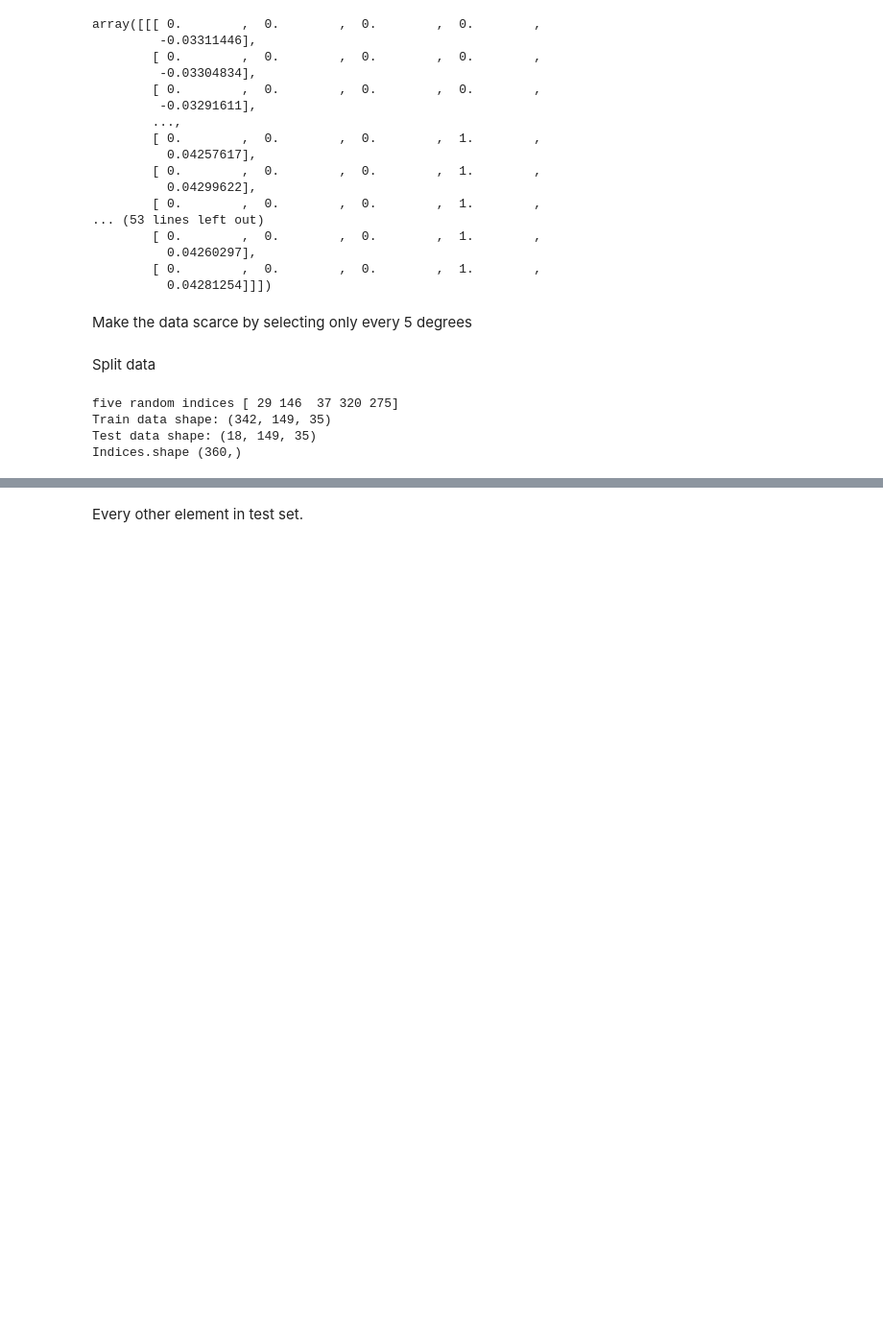
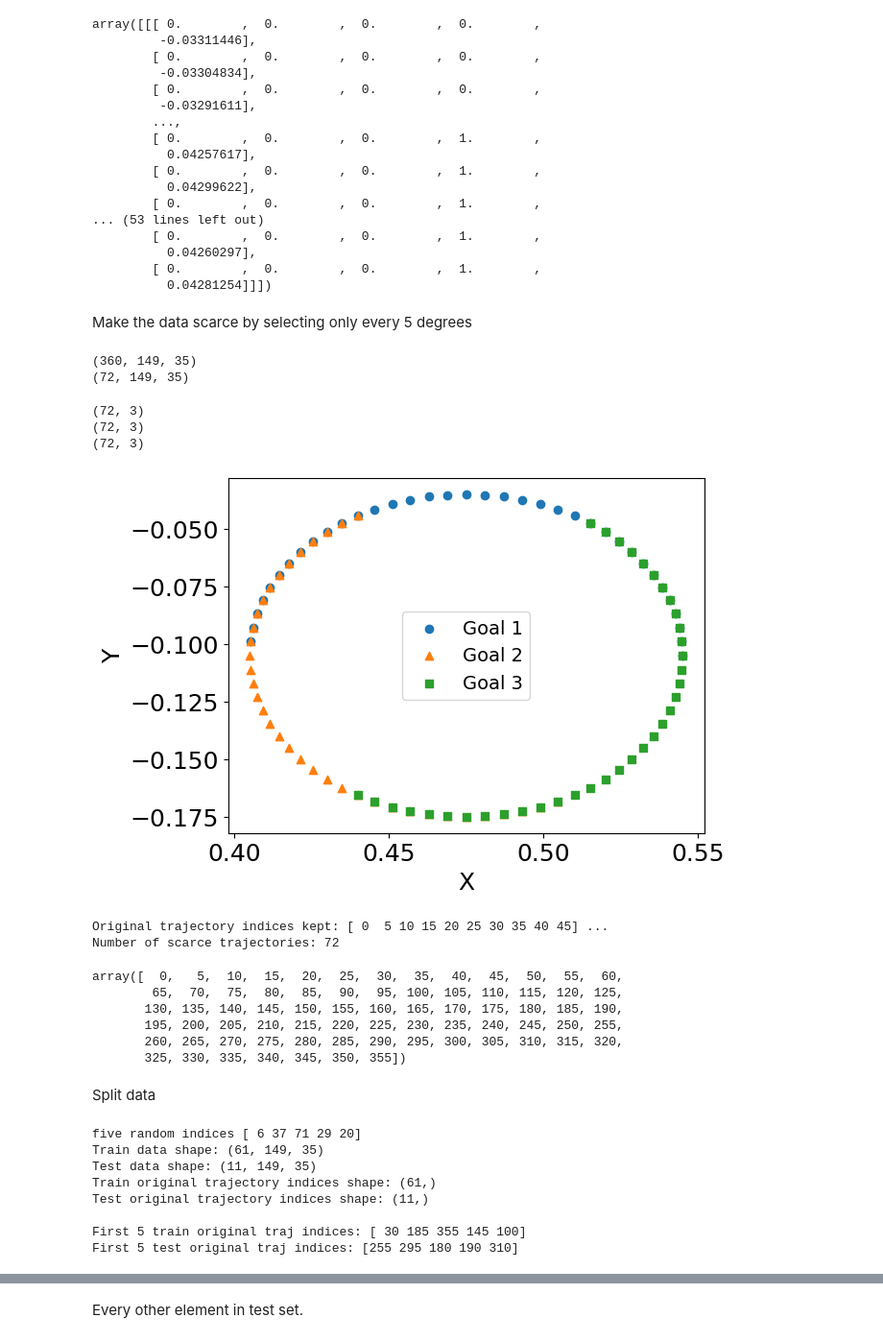
Before and after one commit to arash-mehrabi-z/dnfc-torobo, a Jupyter notebook: feedback_controller/fbc/neural_network/data.ipynb, the cells around one changed output, grey strips where cells are left out. Shown at 96% size. Drawn from its saved outputs; the diff is of its cells as text; code cells hidden in the pictures; blank space fills up the shorter version.

```diff
--- a/feedback_controller/fbc/neural_network/data.ipynb
+++ b/feedback_controller/fbc/neural_network/data.ipynb
@@ -83,15 +83,23 @@ array([[[ 0.        ,  0.        ,  0.        ,  0.        ,
 # %% [markdown]
 Make the data scarce by selecting only every 5 degrees
 # %%
-# print(trajectories.shape)
-# scarce_trajectories = trajectories[::5, :, :]
-# print(scarce_trajectories.shape)
+print(trajectories.shape)
+scarce_trajectories = trajectories[::5, :, :]
+print(scarce_trajectories.shape)
+# %% [output]
+(360, 149, 35)
+(72, 149, 35)
 # %%
-# data1 = scarce_trajectories[:, 0, 15:18]
-# print(data1.shape)
-# data2 = scarce_trajectories[:, 0, 18:21]
-# print(data2.shape)
-# data3 = scarce_trajectories[:, 0, 21:24]
-# print(data3.shape)
+data1 = scarce_trajectories[:, 0, 15:18]
+print(data1.shape)
+data2 = scarce_trajectories[:, 0, 18:21]
+print(data2.shape)
+data3 = scarce_trajectories[:, 0, 21:24]
+print(data3.shape)
 
-# visualize(data1, data2, data3, idx=18)
+visualize(data1, data2, data3, idx=36)
+# %% [output]
+(72, 3)
+(72, 3)
+(72, 3)
+[figure, added]
@@ -100,3 +106,23 @@ Make the data scarce by selecting only every 5 degrees
+# %%
+# Keep track of which original trajectory indices are kept after making data scarce
+# Original indices: 0, 5, 10, 15, ... (every 5th trajectory)
+original_traj_indices = np.arange(0, trajectories.shape[0], 5)
+print("Original trajectory indices kept:", original_traj_indices[:10], "...")
+print("Number of scarce trajectories:", len(original_traj_indices))
+
+trajectories = scarce_trajectories
+# %% [output]
+Original trajectory indices kept: [ 0  5 10 15 20 25 30 35 40 45] ...
+Number of scarce trajectories: 72
+# %%
+original_traj_indices
+# %% [output]
+array([  0,   5,  10,  15,  20,  25,  30,  35,  40,  45,  50,  55,  60,
+        65,  70,  75,  80,  85,  90,  95, 100, 105, 110, 115, 120, 125,
+       130, 135, 140, 145, 150, 155, 160, 165, 170, 175, 180, 185, 190,
+       195, 200, 205, 210, 215, 220, 225, 230, 235, 240, 245, 250, 255,
+       260, 265, 270, 275, 280, 285, 290, 295, 300, 305, 310, 315, 320,
+       325, 330, 335, 340, 345, 350, 355])
 # %% [markdown]
 Split data
 # %%
@@ -139,17 +184,23 @@ def save_file(array, path):
     with open(path, 'wb') as f:
         np.save(f, array)
 # %%
-ratio = 0.95
-train_data, test_data, indices = split_data_interp(trajectories, ratio)
-# train_data, test_data = split_data_extrap(trajectories, ratio)
-# train_data, test_data = split_data_even(trajectories)
+ratio = 0.85
+train_data, test_data, train_orig_indices, test_orig_indices, shuffle_indices = split_data_interp(
+    trajectories, ratio, original_traj_indices)
 
 # Check the shapes
 print("Train data shape:", train_data.shape)
 print("Test data shape:", test_data.shape)
-print("Indices.shape", indices.shape)
+print("Train original trajectory indices shape:", train_orig_indices.shape)
+print("Test original trajectory indices shape:", test_orig_indices.shape)
+print("\nFirst 5 train original traj indices:", train_orig_indices[:5])
+print("First 5 test original traj indices:", test_orig_indices[:5])
 # %% [output]
-five random indices [ 29 146  37 320 275]
-Train data shape: (342, 149, 35)
-Test data shape: (18, 149, 35)
-Indices.shape (360,)
+five random indices [ 6 37 71 29 20]
+Train data shape: (61, 149, 35)
+Test data shape: (11, 149, 35)
+Train original trajectory indices shape: (61,)
+Test original trajectory indices shape: (11,)
+
+First 5 train original traj indices: [ 30 185 355 145 100]
+First 5 test original traj indices: [255 295 180 190 310]
```
Also changed, not shown: parts of 15 cells of this notebook, 2 other files.
